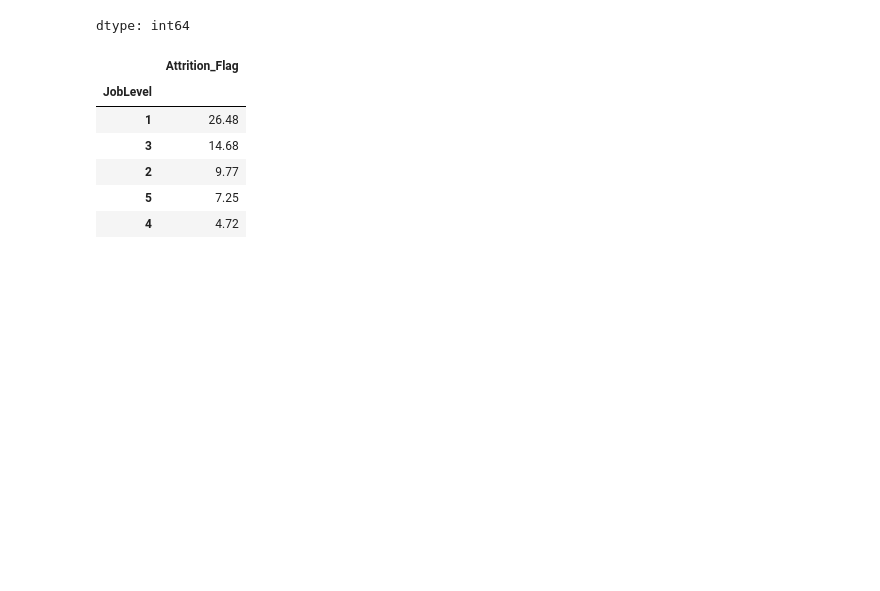
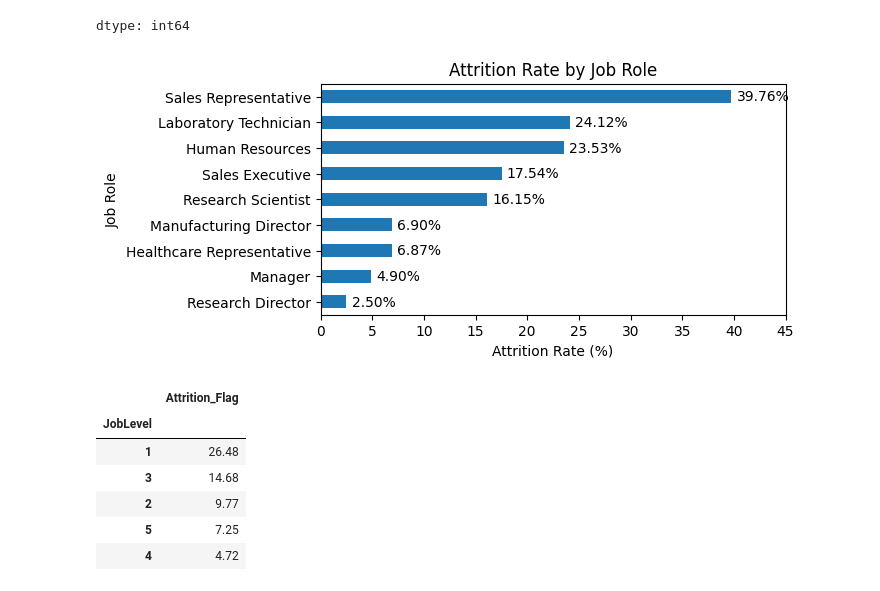
Before and after one commit to Jamieho1602/IBM-HR-Analytics-Overview, a Jupyter notebook: IBM_HR_Analytics.ipynb, the cells around one changed output. Cells and saved outputs as stored; diff of their text form; code cells hidden in the pictures; blank space fills up the shorter version.

```diff
--- a/IBM_HR_Analytics.ipynb
+++ b/IBM_HR_Analytics.ipynb
@@ -469,6 +537,25 @@ hr_data[hr_data['Attrition'] == 'Yes'].groupby(['Department', 'JobRole'])['Attri
 |  | Sales Executive | Yes | 57 |
 |  | Sales Representative | Yes | 33 |
 dtype: int64
+# %%
+job_attrition = hr_data.groupby('JobRole')['Attrition_Flag'].mean() * 100
+job_attrition = job_attrition.sort_values()
+
+ax = job_attrition.plot(
+    kind='barh',
+    figsize=(6, 3),
+    title='Attrition Rate by Job Role'
+)
+
+for i, value in enumerate(job_attrition):
+    plt.text(value + 0.5, i, f'{value:.2f}%', va='center')
+
+plt.xlabel('Attrition Rate (%)')
+plt.ylabel('Job Role')
+plt.xlim(0, 45)
+plt.show()
+# %% [output]
+[figure, added]
 # %%
 (hr_data.groupby('JobLevel')['Attrition_Flag'].mean() * 100).sort_values(ascending=False).round(2)
 # %% [output]
```
Also changed, not shown: parts of 26 cells of this notebook.
